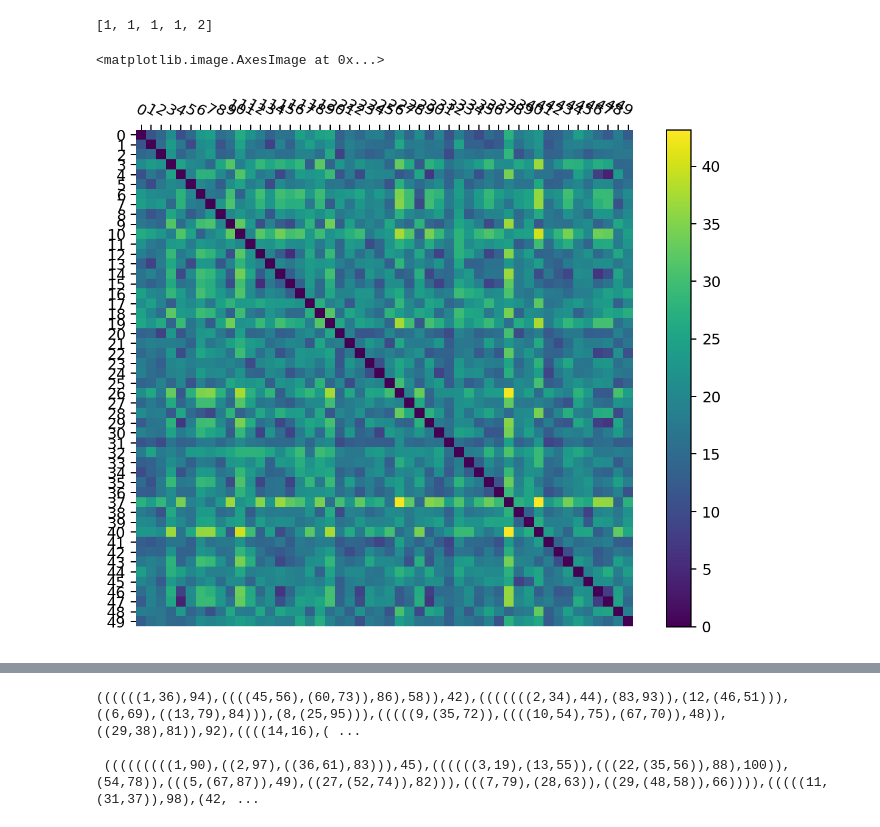
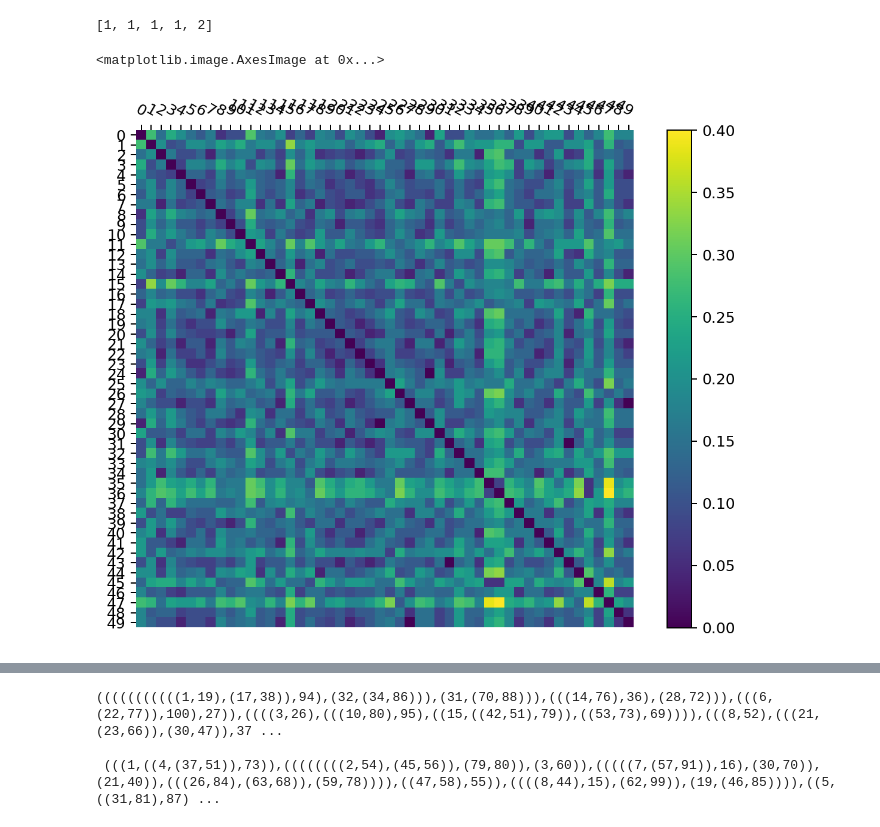
Before and after one commit to LaMavia/mt, a Jupyter notebook: encodings.ipynb, the cells around one changed output, grey strips where cells are left out. Cells and saved outputs as stored; diff of their text form; code cells hidden in the pictures.

```diff
--- a/encodings.ipynb
+++ b/encodings.ipynb
@@ -458,27 +452,27 @@ def annotate_heatmap(im, data=None, valfmt="{x:.2f}",
 # %%
 import altair as alt
 import numpy as np
 
 """
 Wygląda na pseudomiarę?
 """
 
 N = 100
 P = 50
 population : list[Ordinal] = list(map(canonical_ordinal, [
         random_ordinal(N)
         for _ in range(P)
     ]))
 histograms = list(map(path_length_histogram_of_ordinal, population))
 M = np.zeros((P, P))
 for i in range(len(population)):
     for j in range(len(population)):
-        M[i, j] = l2dist(histograms[i], histograms[j])
+        M[i, j] = tanimotto_signature_dist(population[i], population[j])
 
 plt.figure(figsize=(8, 6), dpi=180)
 im, cbar = heatmap(M, list(range(P)), list(range(P)))
 im
 # %% [output]
 <matplotlib.image.AxesImage at 0x...>
-[figure, old version]
+[figure, new version]
 # %%
@@ -500,12 +494,12 @@ def newick_of_ordinal(enc: Ordinal) -> str:
 
     return f'{aux(t)};'
 # %%
-print(newick_of_ordinal(population[47]))
-print("\n", newick_of_ordinal(population[48]))
+print(newick_of_ordinal(population[35]))
+print("\n", newick_of_ordinal(population[36]))
 # %% [output]
-((((((1,36),94),((((45,56),(60,73)),86),58)),42),(((((((2,34),44),(83,93)),(12,(46,51))),((6,69),((13,79),84))),(8,(25,95))),(((((9,(35,72)),((((10,54),75),(67,70)),48)),((29,38),81)),92),((((14,16),( ...
+(((((((((((1,19),(17,38)),94),(32,(34,86))),(31,(70,88))),(((14,76),36),(28,72))),(((6,(22,77)),100),27)),((((3,26),(((10,80),95),((15,((42,51),79)),((53,73),69)))),(((8,52),(((21,(23,66)),(30,47)),37 ...
 
- (((((((((1,90),((2,97),((36,61),83))),45),((((((3,19),(13,55)),(((22,(35,56)),88),100)),(54,78)),(((5,(67,87)),49),((27,(52,74)),82))),(((7,79),(28,63)),((29,(48,58)),66)))),(((((11,(31,37)),98),(42, ...
+ (((1,((4,(37,51)),73)),((((((((2,54),(45,56)),(79,80)),(3,60)),(((((7,(57,91)),16),(30,70)),(21,40)),(((26,84),(63,68)),(59,78)))),((47,58),55)),((((8,44),15),(62,99)),(19,(46,85)))),((5,((31,81),87) ...
 # %%
 Measure = Callable[[Ordinal, Ordinal], float]
 def is_pseudo_measure(d: Measure, steps: int, size: int):
```
Also changed, not shown: parts of 8 cells of this notebook, 11 other files.
